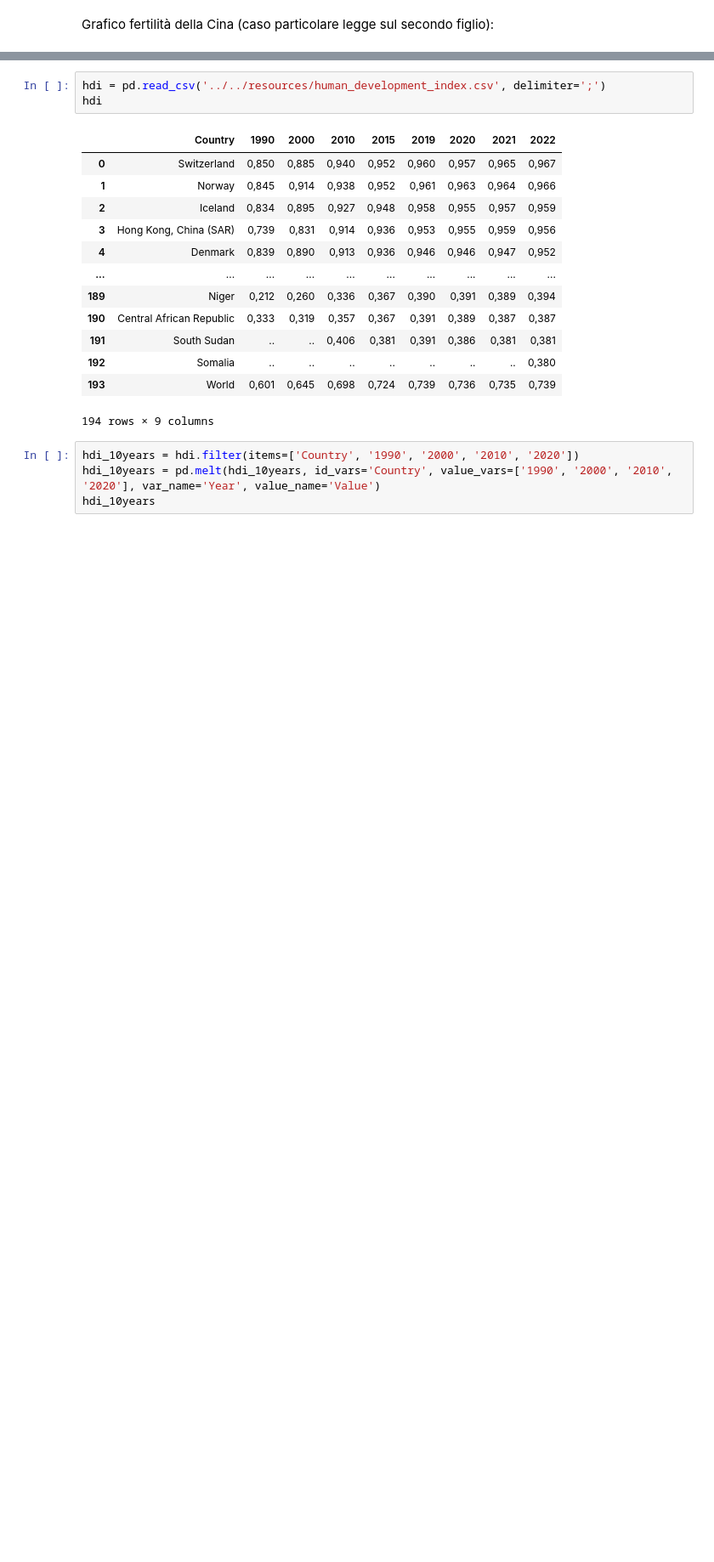
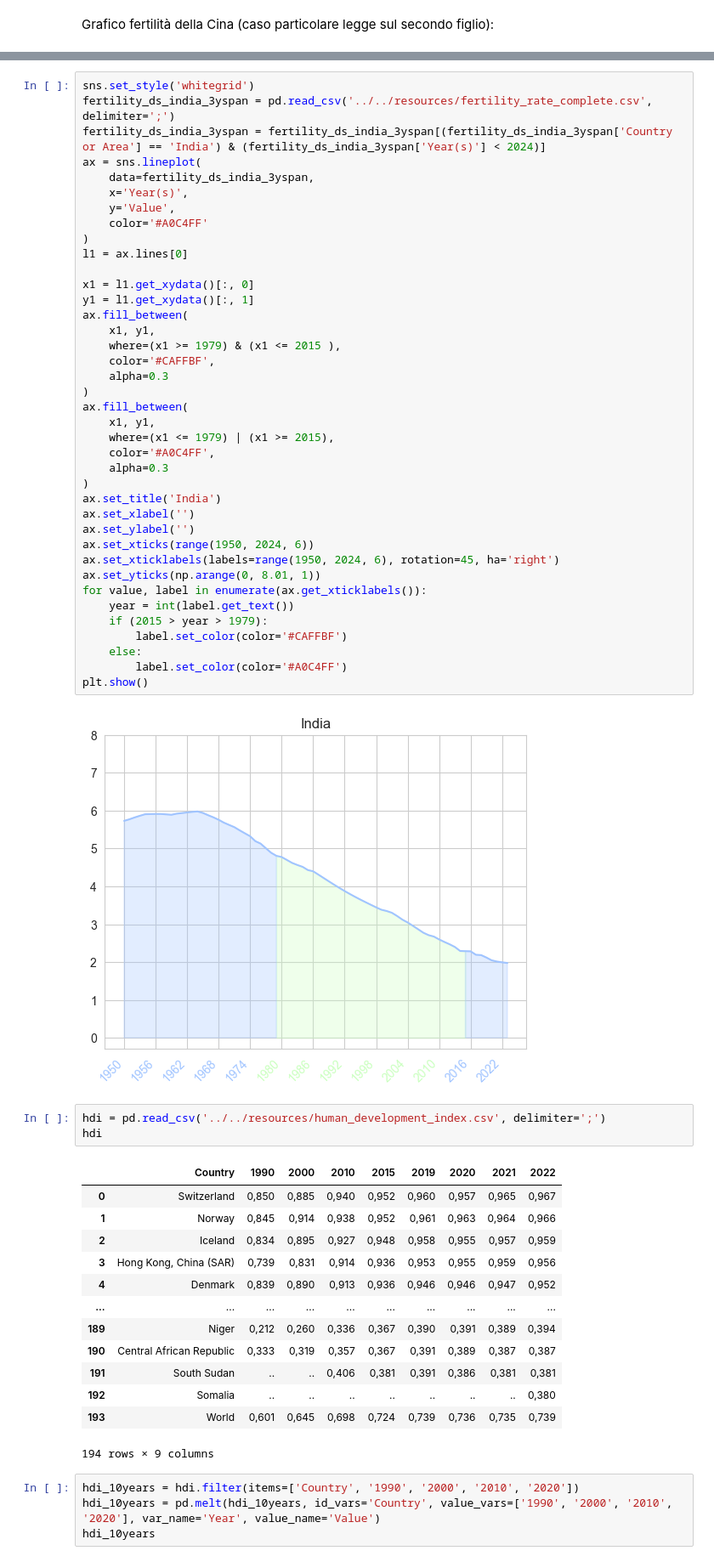
Before and after one commit to ByZeroMatt/SciVis_Project_2024, a Jupyter notebook: src/main/main.ipynb, the cells around one changed output, grey strips where cells are left out. Shown at 85% size. Saved outputs shown, nothing was run; the diff lists cells and outputs as text; blank space fills up the shorter version.

Commit message:
Aggiunto grafico andamento fertilità per India

```diff
--- a/src/main/main.ipynb
+++ b/src/main/main.ipynb
@@ -108,3 +109,44 @@ plt.show()
+# %%
+sns.set_style('whitegrid')
+fertility_ds_india_3yspan = pd.read_csv('../../resources/fertility_rate_complete.csv', delimiter=';')
+fertility_ds_india_3yspan = fertility_ds_india_3yspan[(fertility_ds_india_3yspan['Country or Area'] == 'India') & (fertility_ds_india_3yspan['Year(s)'] < 2024)]
+ax = sns.lineplot(
+    data=fertility_ds_india_3yspan,
+    x='Year(s)',
+    y='Value',
+    color='#A0C4FF'
+)
+l1 = ax.lines[0]
+
+x1 = l1.get_xydata()[:, 0]
+y1 = l1.get_xydata()[:, 1]
+ax.fill_between(
+    x1, y1,
+    where=(x1 >= 1979) & (x1 <= 2015 ),
+    color='#CAFFBF',
+    alpha=0.3
+)
+ax.fill_between(
+    x1, y1,
+    where=(x1 <= 1979) | (x1 >= 2015),
+    color='#A0C4FF',
+    alpha=0.3
+)
+ax.set_title('India')
+ax.set_xlabel('')
+ax.set_ylabel('')
+ax.set_xticks(range(1950, 2024, 6))
+ax.set_xticklabels(labels=range(1950, 2024, 6), rotation=45, ha='right')
+ax.set_yticks(np.arange(0, 8.01, 1))
+for value, label in enumerate(ax.get_xticklabels()):
+    year = int(label.get_text())
+    if (2015 > year > 1979):
+        label.set_color(color='#CAFFBF')
+    else:
+        label.set_color(color='#A0C4FF')
+plt.show()
+# %% [output]
+[figure, added]
 # %%
 hdi = pd.read_csv('../../resources/human_development_index.csv', delimiter=';')
 hdi
```
Also changed, not shown: parts of 2 cells of this notebook.
